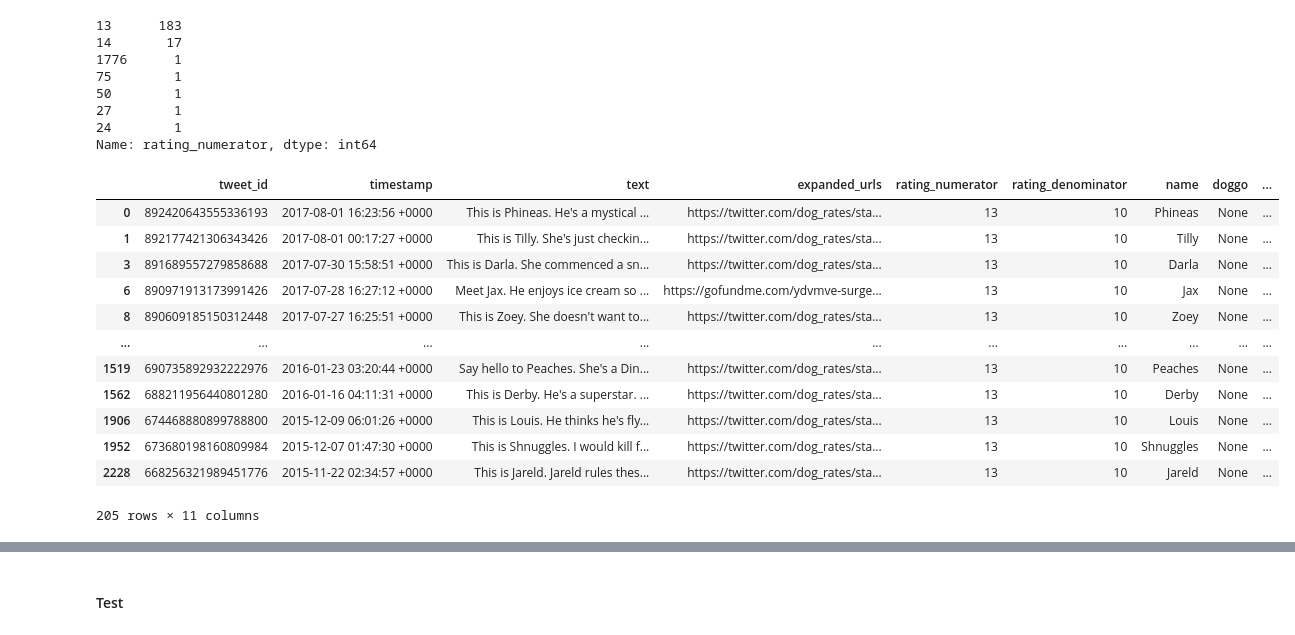
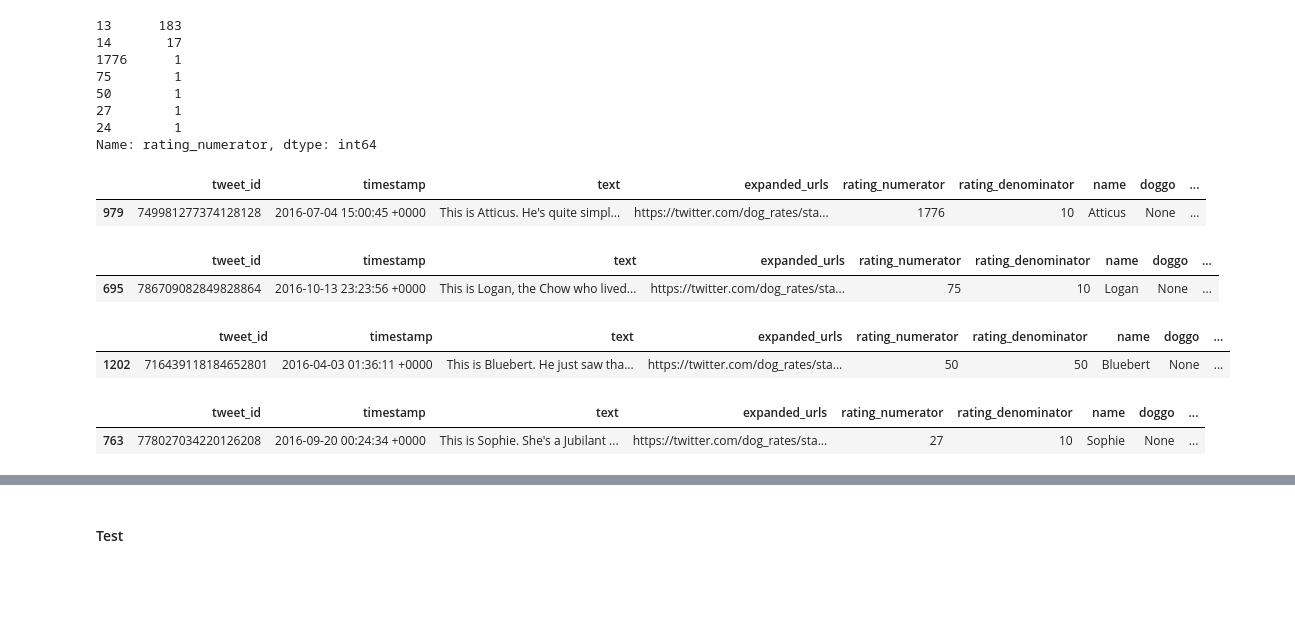
Before and after one commit to okabamac/data_wrangling_p2, a Jupyter notebook: wrangle_act.ipynb, the cells around one changed output, grey strips where cells are left out. Drawn from its saved outputs; the diff is of its cells as text; code cells hidden in the pictures; blank space fills up the shorter version.

```diff
--- a/wrangle_act.ipynb
+++ b/wrangle_act.ipynb
@@ -517,18 +549,12 @@ tweet_archive_copy.query('rating_denominator < 10')
 # %% [output]
 |  | tweet_id | timestamp | text | expanded_urls | rating_numerator | rating_denominator | name | doggo | ... |
 | 516 | 810984652412424192 | 2016-12-19 23:06:23 +0000 | Meet Sam. She smiles 24/7 &amp; s... | https://www.gofundme.com/sams-smi... | 24 | 7 | Sam | None | ... |
-# %%
-# Find and replace rating denominator less than 10 with 10
-tweet_archive_copy.loc[tweet_archive_copy['rating_denominator'] < 10, 'rating_denominator'] = 10
 # %%
 tweet_archive_copy.query('rating_denominator > 10')
 # %% [output]
 |  | tweet_id | timestamp | text | expanded_urls | rating_numerator | rating_denominator | name | doggo | ... |
 | 1202 | 716439118184652801 | 2016-04-03 01:36:11 +0000 | This is Bluebert. He just saw tha... | https://twitter.com/dog_rates/sta... | 50 | 50 | Bluebert | None | ... |
 | 1662 | 682962037429899265 | 2016-01-01 16:30:13 +0000 | This is Darrel. He just robbed a ... | https://twitter.com/dog_rates/sta... | 7 | 11 | Darrel | None | ... |
-# %%
-# Find and replace rating denominator greater than 10 with 10
-tweet_archive_copy.loc[tweet_archive_copy['rating_denominator'] > 10, 'rating_denominator'] = 10
 # %%
 # View the distribution of rating numerator
 tweet_archive_copy.rating_numerator.describe()
@@ -555,20 +581,11 @@ print(greater_than_75.value_counts())
 27        1
 24        1
 Name: rating_numerator, dtype: int64
+# %%
+pd.set_option('display.max_colwidth', None)
 # %%
-# Find all tweets with rating numerator greater than 75th percentile
-tweet_archive_copy.query('rating_numerator > rating_numerator.quantile(0.75)')
+# Find the tweet with the highest rating numerator
+tweet_archive_copy.query('rating_numerator == rating_numerator.max()')
 # %% [output]
 |  | tweet_id | timestamp | text | expanded_urls | rating_numerator | rating_denominator | name | doggo | ... |
-| 0 | 892420643555336193 | 2017-08-01 16:23:56 +0000 | This is Phineas. He's a mystical ... | https://twitter.com/dog_rates/sta... | 13 | 10 | Phineas | None | ... |
-| 1 | 892177421306343426 | 2017-08-01 00:17:27 +0000 | This is Tilly. She's just checkin... | https://twitter.com/dog_rates/sta... | 13 | 10 | Tilly | None | ... |
-| 3 | 891689557279858688 | 2017-07-30 15:58:51 +0000 | This is Darla. She commenced a sn... | https://twitter.com/dog_rates/sta... | 13 | 10 | Darla | None | ... |
-| 6 | 890971913173991426 | 2017-07-28 16:27:12 +0000 | Meet Jax. He enjoys ice cream so ... | https://gofundme.com/ydvmve-surge... | 13 | 10 | Jax | None | ... |
-| 8 | 890609185150312448 | 2017-07-27 16:25:51 +0000 | This is Zoey. She doesn't want to... | https://twitter.com/dog_rates/sta... | 13 | 10 | Zoey | None | ... |
-| ... | ... | ... | ... | ... | ... | ... | ... | ... | ... |
-| 1519 | 690735892932222976 | 2016-01-23 03:20:44 +0000 | Say hello to Peaches. She's a Din... | https://twitter.com/dog_rates/sta... | 13 | 10 | Peaches | None | ... |
-| 1562 | 688211956440801280 | 2016-01-16 04:11:31 +0000 | This is Derby. He's a superstar. ... | https://twitter.com/dog_rates/sta... | 13 | 10 | Derby | None | ... |
-| 1906 | 674468880899788800 | 2015-12-09 06:01:26 +0000 | This is Louis. He thinks he's fly... | https://twitter.com/dog_rates/sta... | 13 | 10 | Louis | None | ... |
-| 1952 | 673680198160809984 | 2015-12-07 01:47:30 +0000 | This is Shnuggles. I would kill f... | https://twitter.com/dog_rates/sta... | 13 | 10 | Shnuggles | None | ... |
-| 2228 | 668256321989451776 | 2015-11-22 02:34:57 +0000 | This is Jareld. Jareld rules thes... | https://twitter.com/dog_rates/sta... | 13 | 10 | Jareld | None | ... |
+| 979 | 749981277374128128 | 2016-07-04 15:00:45 +0000 | This is Atticus. He's quite simpl... | https://twitter.com/dog_rates/sta... | 1776 | 10 | Atticus | None | ... |
-205 rows × 11 columns
@@ -574,0 +596,5 @@ tweet_archive_copy.query('rating_numerator > rating_numerator.quantile(0.75)')
+# %%
+tweet_archive_copy.query('rating_numerator == "75"')
+# %% [output]
+|  | tweet_id | timestamp | text | expanded_urls | rating_numerator | rating_denominator | name | doggo | ... |
+| 695 | 786709082849828864 | 2016-10-13 23:23:56 +0000 | This is Logan, the Chow who lived... | https://twitter.com/dog_rates/sta... | 75 | 10 | Logan | None | ... |
@@ -574,0 +607,5 @@ tweet_archive_copy.query('rating_numerator > rating_numerator.quantile(0.75)')
+# %%
+tweet_archive_copy.query('rating_numerator == "50"')
+# %% [output]
+|  | tweet_id | timestamp | text | expanded_urls | rating_numerator | rating_denominator | name | doggo | ... |
+| 1202 | 716439118184652801 | 2016-04-03 01:36:11 +0000 | This is Bluebert. He just saw tha... | https://twitter.com/dog_rates/sta... | 50 | 50 | Bluebert | None | ... |
@@ -574,0 +616,5 @@ tweet_archive_copy.query('rating_numerator > rating_numerator.quantile(0.75)')
+# %%
+tweet_archive_copy.query('rating_numerator == "27"')
+# %% [output]
+|  | tweet_id | timestamp | text | expanded_urls | rating_numerator | rating_denominator | name | doggo | ... |
+| 763 | 778027034220126208 | 2016-09-20 00:24:34 +0000 | This is Sophie. She's a Jubilant ... | https://twitter.com/dog_rates/sta... | 27 | 10 | Sophie | None | ... |
```
Also changed, not shown: parts of 69 cells of this notebook, 1 other file.
